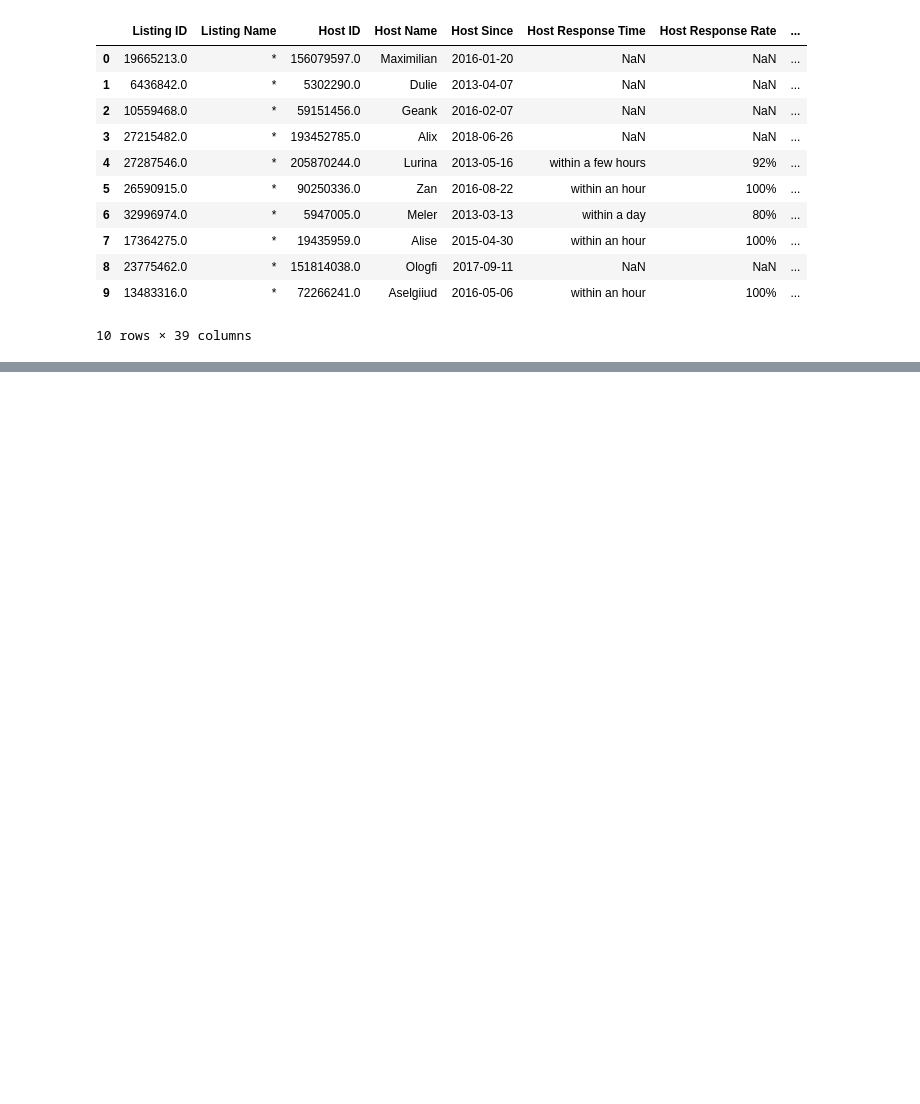
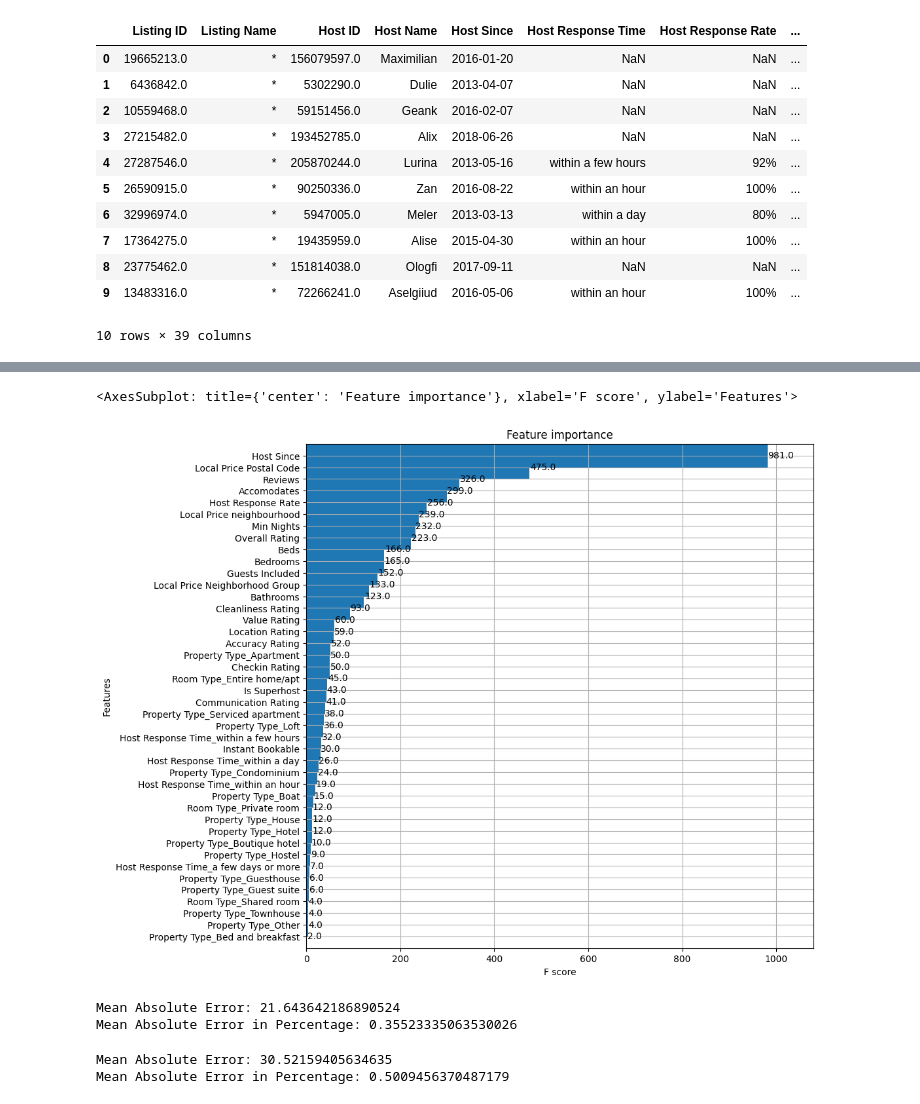
Before and after one commit to AlexandreSajus/Airbnb-Price-Prediction, a Jupyter notebook: model.ipynb, the cells around one changed output, grey strips where cells are left out. Cells and saved outputs as stored; diff of their text form; code cells hidden in the pictures; blank space fills up the shorter version.

Commit message:
:tada: First trained model

```diff
--- a/model.ipynb
+++ b/model.ipynb
@@ -176,0 +246,11 @@ Name: Host Response Rate, Length: 15692, dtype: float64
+# %%
+# End of data cleaning
+
+cleaned_data = postal_code_data.copy()
+# %%
+# Train Test Split
+
+X = cleaned_data.copy()
+y = cleaned_data["Price"]
+
+X_train, X_test, y_train, y_test = train_test_split(X, y, test_size=0.2, random_state=42)
@@ -176,0 +306,5 @@ Name: Host Response Rate, Length: 15692, dtype: float64
+# %%
+# Drop Price column
+
+X_train = X_train.drop("Price", axis=1)
+X_test = X_test.drop("Price", axis=1)
@@ -176,0 +332,5 @@ Name: Host Response Rate, Length: 15692, dtype: float64
+# %%
+# Train an XGBRegressor
+
+xgb_model = xgb.XGBRegressor(objective="reg:squarederror", random_state=42)
+xgb_model.fit(X_train, y_train)
@@ -176,0 +348,38 @@ Name: Host Response Rate, Length: 15692, dtype: float64
+# %%
+# Print feature importance
+
+# Create a ax
+fig, ax = plt.subplots(figsize=(10, 10))
+
+xgb.plot_importance(xgb_model, ax=ax, height=2)
+# %% [output]
+<AxesSubplot: title={'center': 'Feature importance'}, xlabel='F score', ylabel='Features'>
+[figure, added]
+# %%
+# Predict on test data
+
+y_pred = xgb_model.predict(X_test)
+
+# Calculate the mean absolute error
+
+print("Mean Absolute Error:", np.mean(np.abs(y_pred - y_test)))
+
+# In percentage
+
+print("Mean Absolute Error in Percentage:", np.mean(np.abs(y_pred - y_test)) / np.mean(y_test))
+# %% [output]
+Mean Absolute Error: 21.643642186890524
+Mean Absolute Error in Percentage: 0.35523335063530026
+# %%
+# Benchmark using a constant model using the average price of y_train
+
+y_pred_benchmark = np.full(y_test.shape, np.mean(y_train))
+
+print("Mean Absolute Error:", np.mean(np.abs(y_pred_benchmark - y_test)))
+
+# In percentage
+
+print("Mean Absolute Error in Percentage:", np.mean(np.abs(y_pred_benchmark - y_test)) / np.mean(y_test))
+# %% [output]
+Mean Absolute Error: 30.52159405634635
+Mean Absolute Error in Percentage: 0.5009456370487179
```
Also changed, not shown: parts of 13 cells of this notebook.
